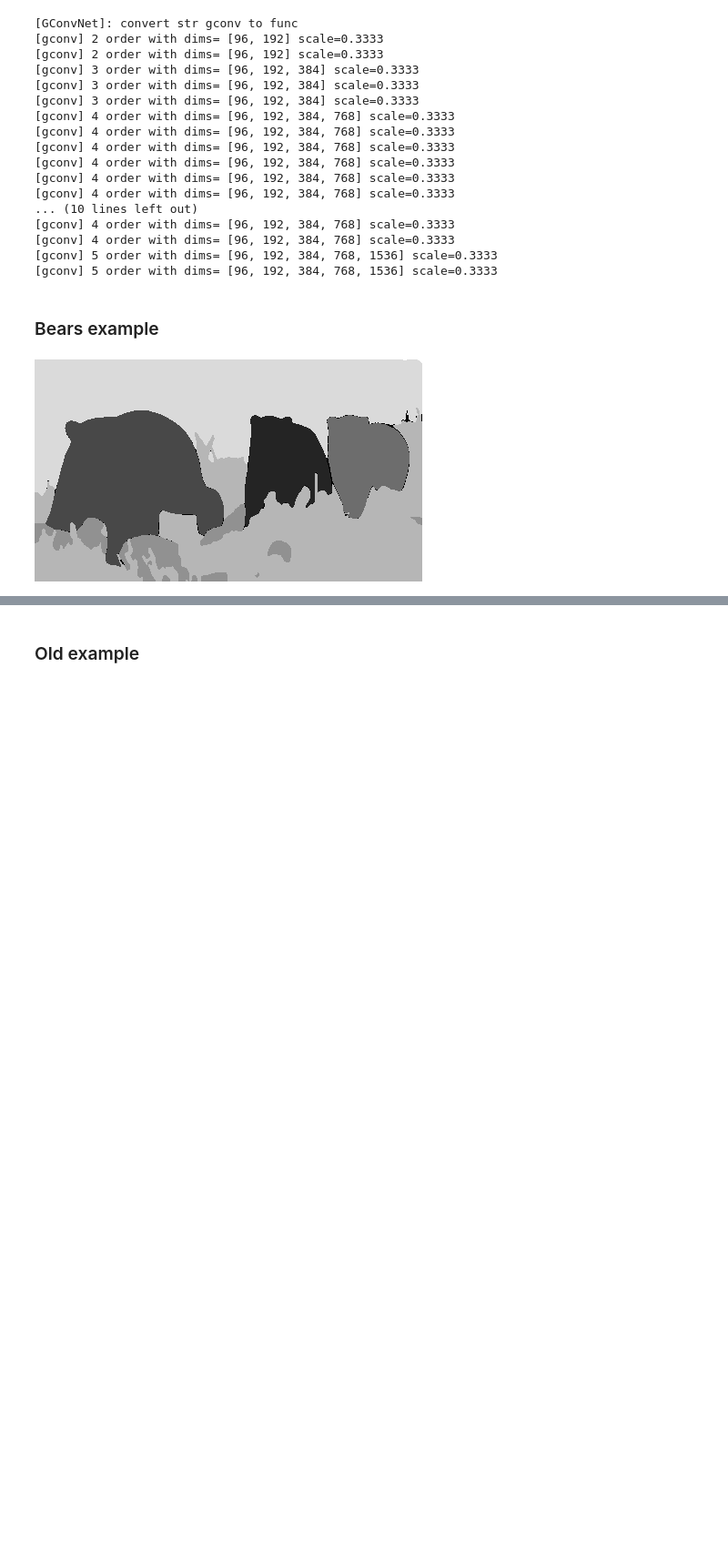
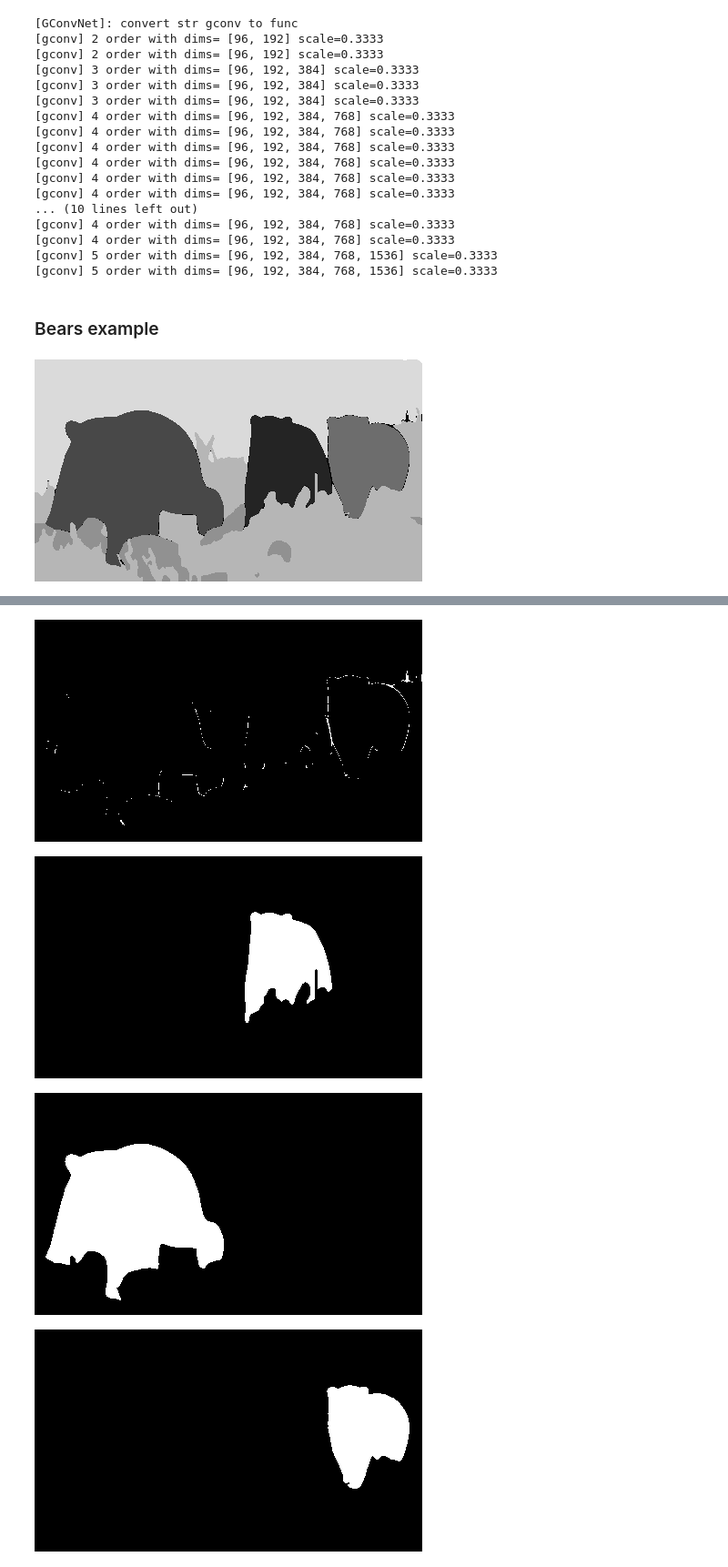
Before and after one commit to AlexanderRubinstein/OCCAM, a Jupyter notebook: notebooks/qualitative_results.ipynb, the cells around one changed output, grey strips where cells are left out. Shown at 91% size. Drawn from its saved outputs; the diff is of its cells as text; code cells hidden in the pictures; blank space fills up the shorter version.

```diff
--- a/notebooks/qualitative_results.ipynb
+++ b/notebooks/qualitative_results.ipynb
@@ -152,7 +166,7 @@ for img_path in os.listdir(images_from_dino_ft_paper_path):
 # %%
 model = EntitySegDecoder(
-    config_path="<INSERT PATH>cropformer config",
-    opts=["MODEL.WEIGHTS", "<INSERT PATH>cropformer checkpoint"],
+    config_path=os.path.join(get_project_root_path(), "configs", "cropformer", "cropformer_hornet.yaml"),
+    opts=["MODEL.WEIGHTS", os.path.join(get_project_root_path(), "checkpoints", "CropFormer_hornet_3x_03823a.pth")],
     confidence_threshold=CONF_THRESHOLD
 )
 # %% [output]
@@ -176,5 +190,5 @@ model = EntitySegDecoder(
 # %% [markdown]
 ### Bears example
 # %%
-bears_path = get_project_root_path() + "/notebooks/polar_bears.png"
+bears_path = os.path.join(get_project_root_path(), "figures", "polar_bears.png")
 # %%
@@ -220,2 +215,0 @@ display(prep_for_display(torch.tensor(output_mask==6)))
-# %% [markdown]
-### Old example
@@ -226,5 +216,8 @@ image_tensor = torch.tensor(np.array(image).astype(np.uint8)).unsqueeze(0)
-# %%
-model.eval()
-output_mask = model(image_tensor)
 # %%
-display(prep_for_display(torch.tensor(output_mask)))
+for i in range(7):
+    display(prep_for_display(torch.tensor(output_mask==i)))
+# %% [output]
+[figure, added]
+[figure, added]
+[figure, added]
+[figure, added]
```
Also changed, not shown: parts of 25 cells of this notebook, 53 other files.
